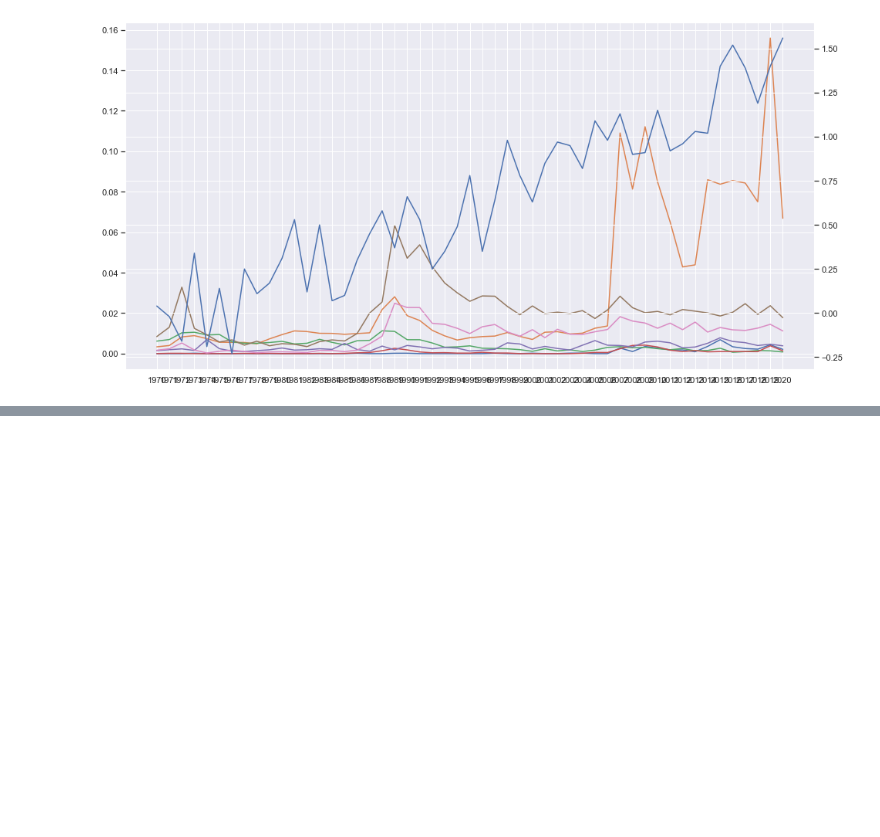
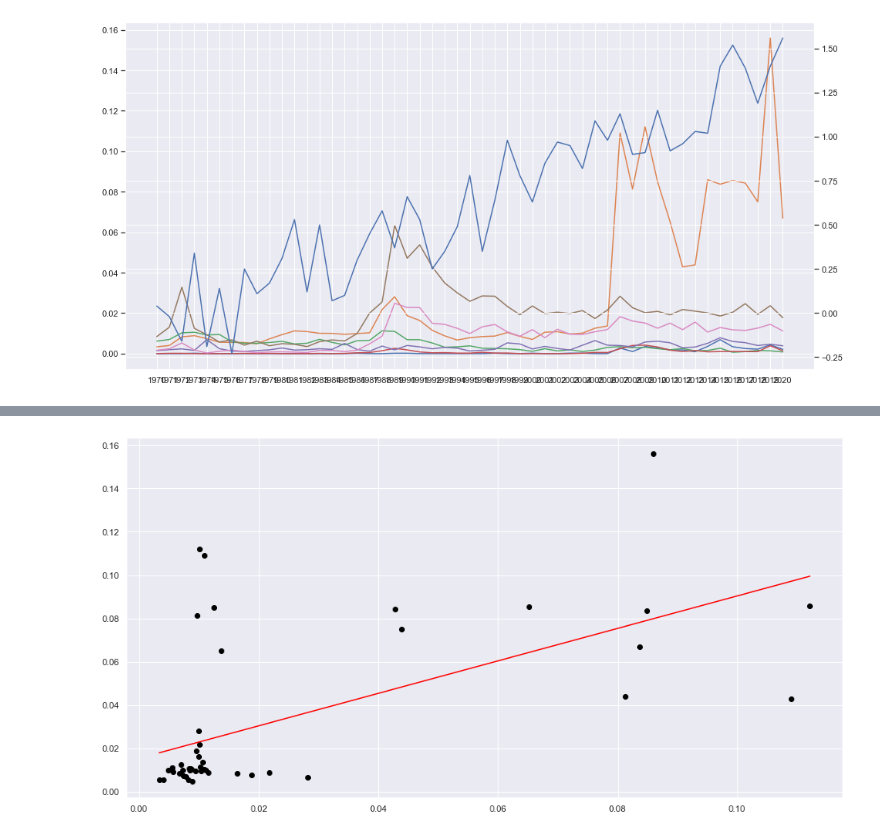
Before and after one commit to agnivchtj/UN-Debate-Corpus, a Jupyter notebook: UN Debates, World Happiness and International Trade.ipynb, the cells around one changed output, grey strips where cells are left out. Cells and saved outputs as stored; diff of their text form; code cells hidden in the pictures; blank space fills up the shorter version.

Commit message:
Attempted prediction model

```diff
--- a/UN Debates, World Happiness and International Trade.ipynb
+++ b/UN Debates, World Happiness and International Trade.ipynb
@@ -219,8 +215,8 @@ freq_df.sum().median()
 # %% [output]
 0.056082878
 # %%
-filter_var = 0.04
-filtered_freq_df = freq_df.loc[(freq_df.sum(axis=1) >= filter_var)]
+threshold = 0.04
+filtered_freq_df = freq_df.loc[(freq_df.sum(axis=1) >= threshold)]
 
 sns.set(rc={'figure.figsize':(16,8.27)})
 sns.lineplot(data=filtered_freq_df.T)
@@ -262,0 +331,14 @@ plt.show()
+# %%
+df = filtered_freq_df.T[['climate']]
+n = 5
+
+df['Prediction'] = df.shift(-n)
+
+X = np.array(df.drop(['Prediction'], 1))
+X = X[:-n]
+
+Y = np.array(df['Prediction'])
+Y = Y[:-n]
+
+print(X)
+print(Y)
@@ -262,0 +363,5 @@ plt.show()
+# %%
+from sklearn.model_selection import train_test_split
+
+x_train, x_test, y_train, y_test = train_test_split(X, Y, test_size=0.3)
+print(x_train)
@@ -262,0 +386,20 @@ plt.show()
+# %%
+from sklearn.linear_model import LinearRegression
+from sklearn.preprocessing import PolynomialFeatures
+from sklearn.pipeline import make_pipeline
+
+# model = LinearRegression(fit_intercept=True)
+model = make_pipeline(PolynomialFeatures(1), LinearRegression(fit_intercept=True))
+model.fit(x_train, y_train)
+xfit = np.linspace(min(X), max(X))
+yfit = model.predict(xfit)
+
+# Plot
+fig, ax = plt.subplots()
+ax.scatter(X, Y, c='black')
+# ax.set_xlabel("")
+# ax.set_ylabel("Life Ladder")
+ax.plot(xfit, yfit, c='red')
+plt.show()
+# %% [output]
+[figure, added]
```
Also changed, not shown: parts of 20 cells of this notebook.
